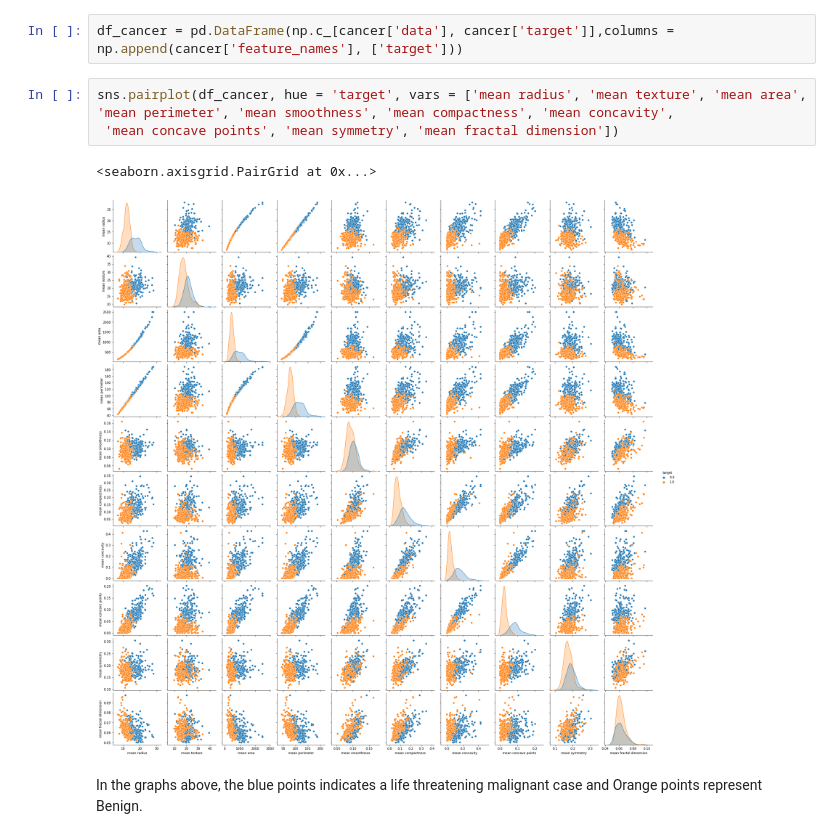
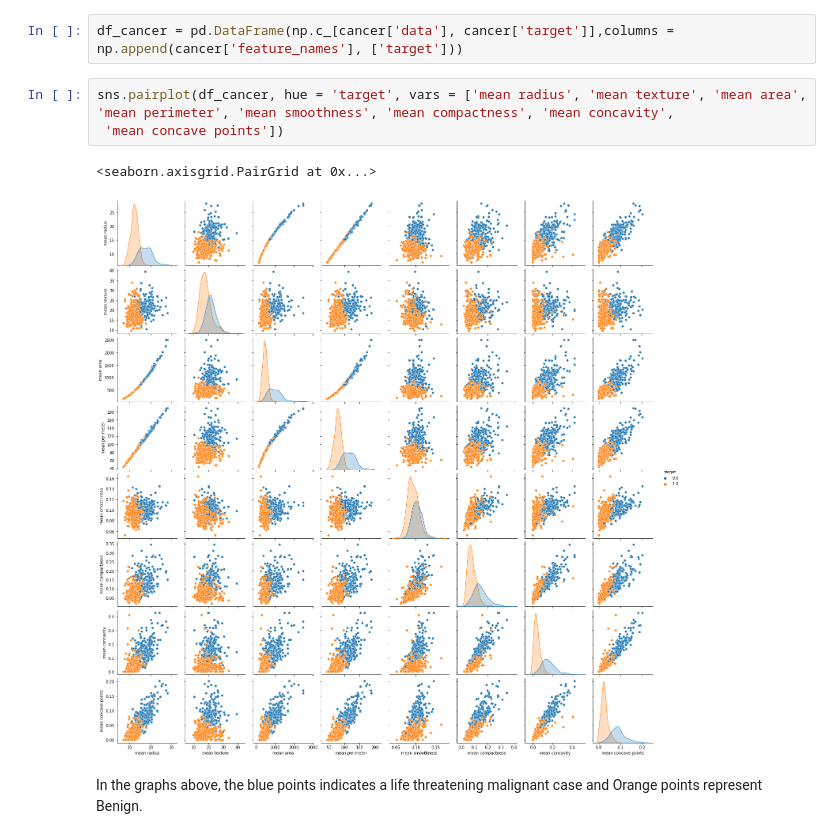
Before and after one commit to KenLin765/pfDA_Project_2, a Jupyter notebook: Main.ipynb, the cells around one changed output. Cells and saved outputs as stored; diff of their text form.

```diff
--- a/Main.ipynb
+++ b/Main.ipynb
@@ -181,9 +183,9 @@ print(cancer.feature_names)
 df_cancer = pd.DataFrame(np.c_[cancer['data'], cancer['target']],columns = np.append(cancer['feature_names'], ['target']))
 # %%
 sns.pairplot(df_cancer, hue = 'target', vars = ['mean radius', 'mean texture', 'mean area', 'mean perimeter', 'mean smoothness', 'mean compactness', 'mean concavity',
- 'mean concave points', 'mean symmetry', 'mean fractal dimension'])
+ 'mean concave points'])
 # %% [output]
 <seaborn.axisgrid.PairGrid at 0x...>
-[figure, old version]
+[figure, new version]
 # %% [markdown]
 In the graphs above, the blue points indicates a life threatening malignant case and Orange points represent Benign.
```
Also changed, not shown: parts of 42 cells of this notebook.
